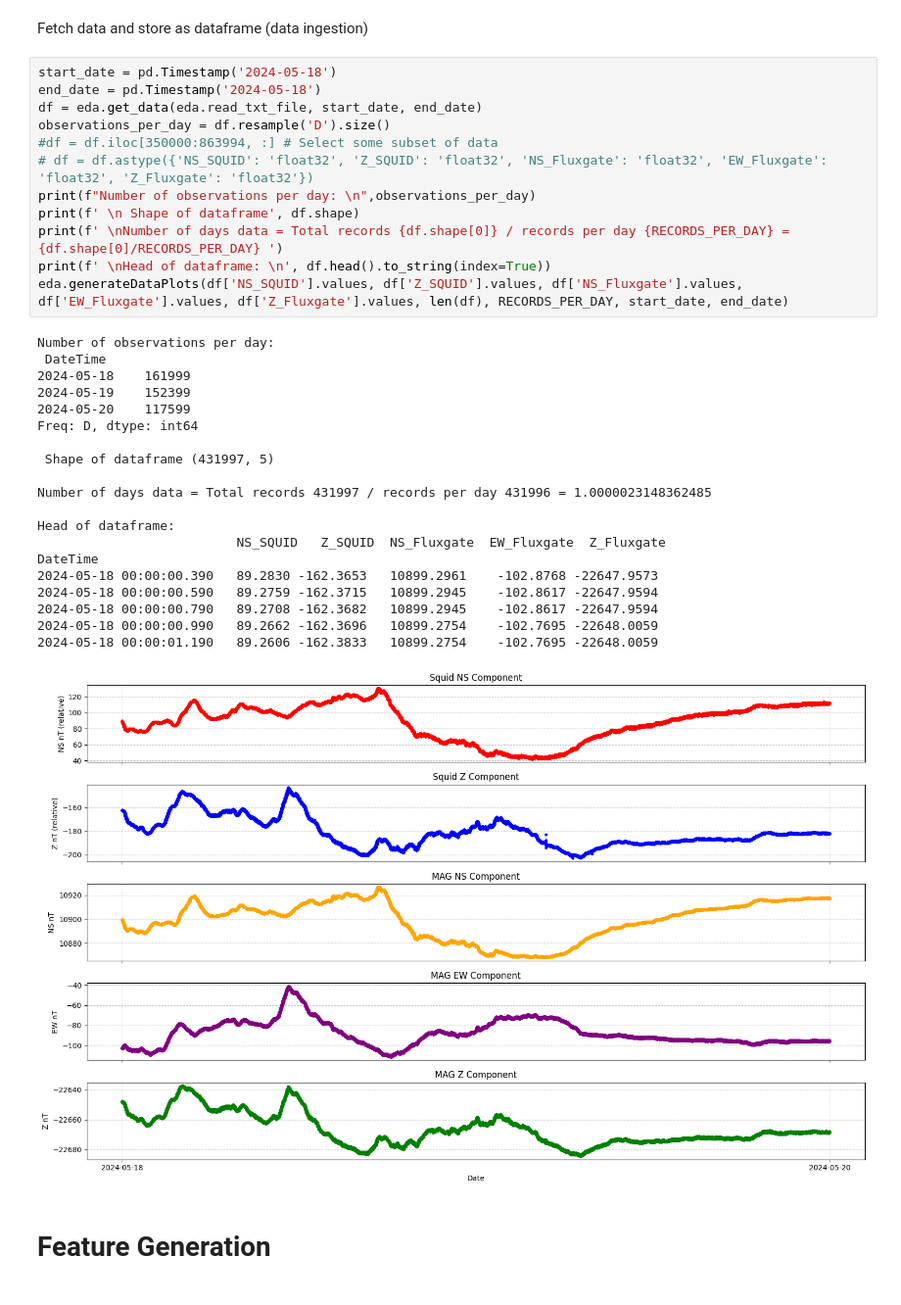
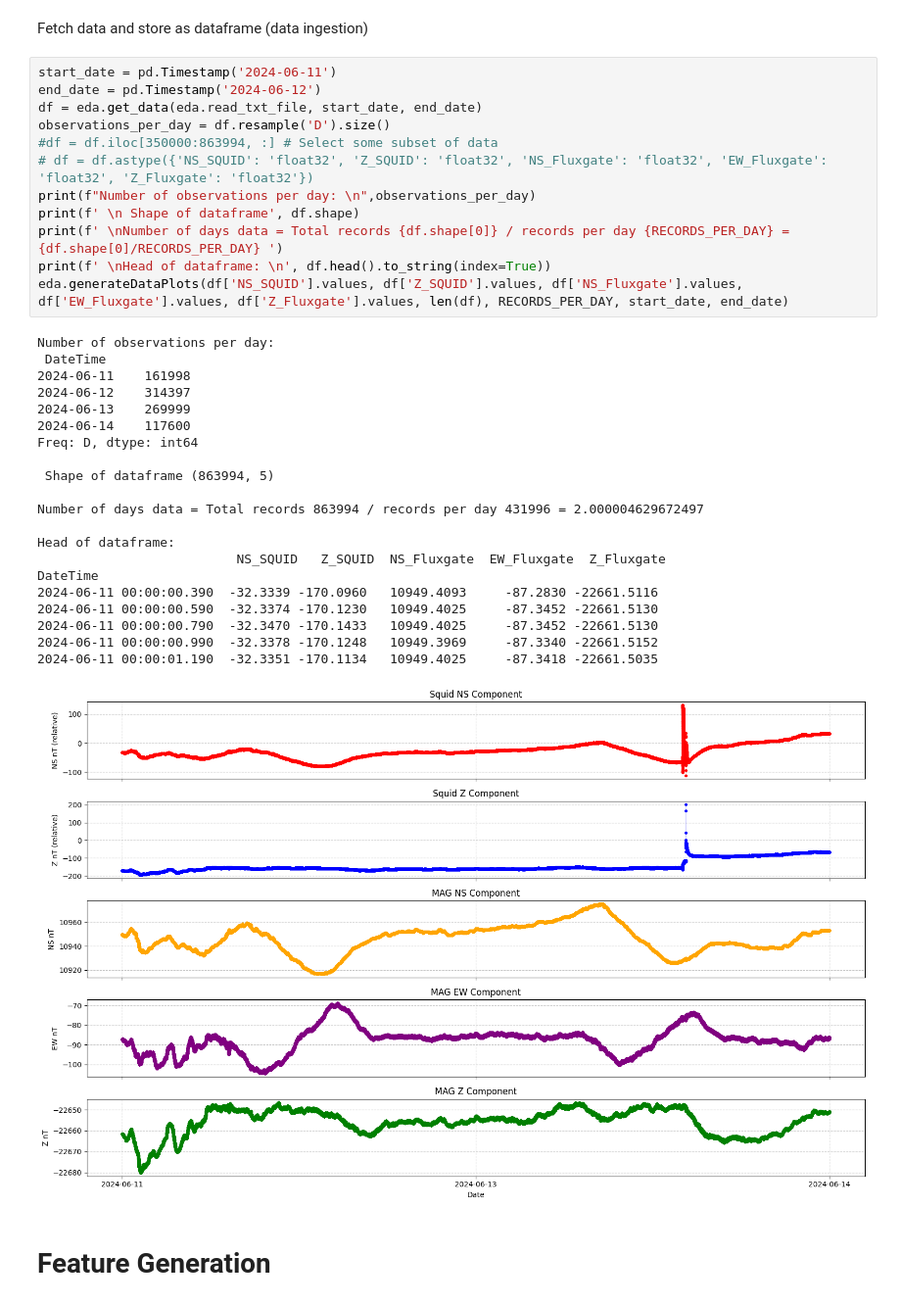
Before and after one commit to TPiphone/Bigdata_Event_Detection, a Jupyter notebook: bigdata_detection/modules/eda.ipynb, the cells around one changed output. Shown at 98% size. Saved outputs shown, nothing was run; the diff lists cells and outputs as text.

```diff
--- a/bigdata_detection/modules/eda.ipynb
+++ b/bigdata_detection/modules/eda.ipynb
@@ -43,38 +43,39 @@ for day in pd.date_range(start_date, end_date, freq='D'):
 # %% [markdown]
 Fetch data and store as dataframe (data ingestion)
 # %%
-start_date = pd.Timestamp('2024-05-18')
-end_date = pd.Timestamp('2024-05-18')
+start_date = pd.Timestamp('2024-06-11')
+end_date = pd.Timestamp('2024-06-12')
 df = eda.get_data(eda.read_txt_file, start_date, end_date)
 observations_per_day = df.resample('D').size()
 #df = df.iloc[350000:863994, :] # Select some subset of data
 # df = df.astype({'NS_SQUID': 'float32', 'Z_SQUID': 'float32', 'NS_Fluxgate': 'float32', 'EW_Fluxgate': 'float32', 'Z_Fluxgate': 'float32'})
 print(f"Number of observations per day: \n",observations_per_day)
 print(f' \n Shape of dataframe', df.shape)
 print(f' \nNumber of days data = Total records {df.shape[0]} / records per day {RECORDS_PER_DAY} = {df.shape[0]/RECORDS_PER_DAY} ')
 print(f' \nHead of dataframe: \n', df.head().to_string(index=True))
 eda.generateDataPlots(df['NS_SQUID'].values, df['Z_SQUID'].values, df['NS_Fluxgate'].values, df['EW_Fluxgate'].values, df['Z_Fluxgate'].values, len(df), RECORDS_PER_DAY, start_date, end_date)
 # %% [output]
 Number of observations per day:
  DateTime
-2024-05-18    161999
-2024-05-19    152399
-2024-05-20    117599
+2024-06-11    161998
+2024-06-12    314397
+2024-06-13    269999
+2024-06-14    117600
 Freq: D, dtype: int64
 
- Shape of dataframe (431997, 5)
+ Shape of dataframe (863994, 5)
 
-Number of days data = Total records 431997 / records per day 431996 = 1.0000023148362485
+Number of days data = Total records 863994 / records per day 431996 = 2.000004629672497
 
 Head of dataframe:
                           NS_SQUID   Z_SQUID  NS_Fluxgate  EW_Fluxgate  Z_Fluxgate
 DateTime
-2024-05-18 00:00:00.390   89.2830 -162.3653   10899.2961    -102.8768 -22647.9573
-2024-05-18 00:00:00.590   89.2759 -162.3715   10899.2945    -102.8617 -22647.9594
-2024-05-18 00:00:00.790   89.2708 -162.3682   10899.2945    -102.8617 -22647.9594
-2024-05-18 00:00:00.990   89.2662 -162.3696   10899.2754    -102.7695 -22648.0059
-2024-05-18 00:00:01.190   89.2606 -162.3833   10899.2754    -102.7695 -22648.0059
+2024-06-11 00:00:00.390  -32.3339 -170.0960   10949.4093     -87.2830 -22661.5116
+2024-06-11 00:00:00.590  -32.3374 -170.1230   10949.4025     -87.3452 -22661.5130
+2024-06-11 00:00:00.790  -32.3470 -170.1433   10949.4025     -87.3452 -22661.5130
+2024-06-11 00:00:00.990  -32.3378 -170.1248   10949.3969     -87.3340 -22661.5152
+2024-06-11 00:00:01.190  -32.3351 -170.1134   10949.4025     -87.3418 -22661.5035
-[figure, old version]
+[figure, new version]
 # %% [markdown]
 # Feature Generation
 # %% [markdown]
```
Also changed, not shown: parts of 6 cells of this notebook, 10 other files.
